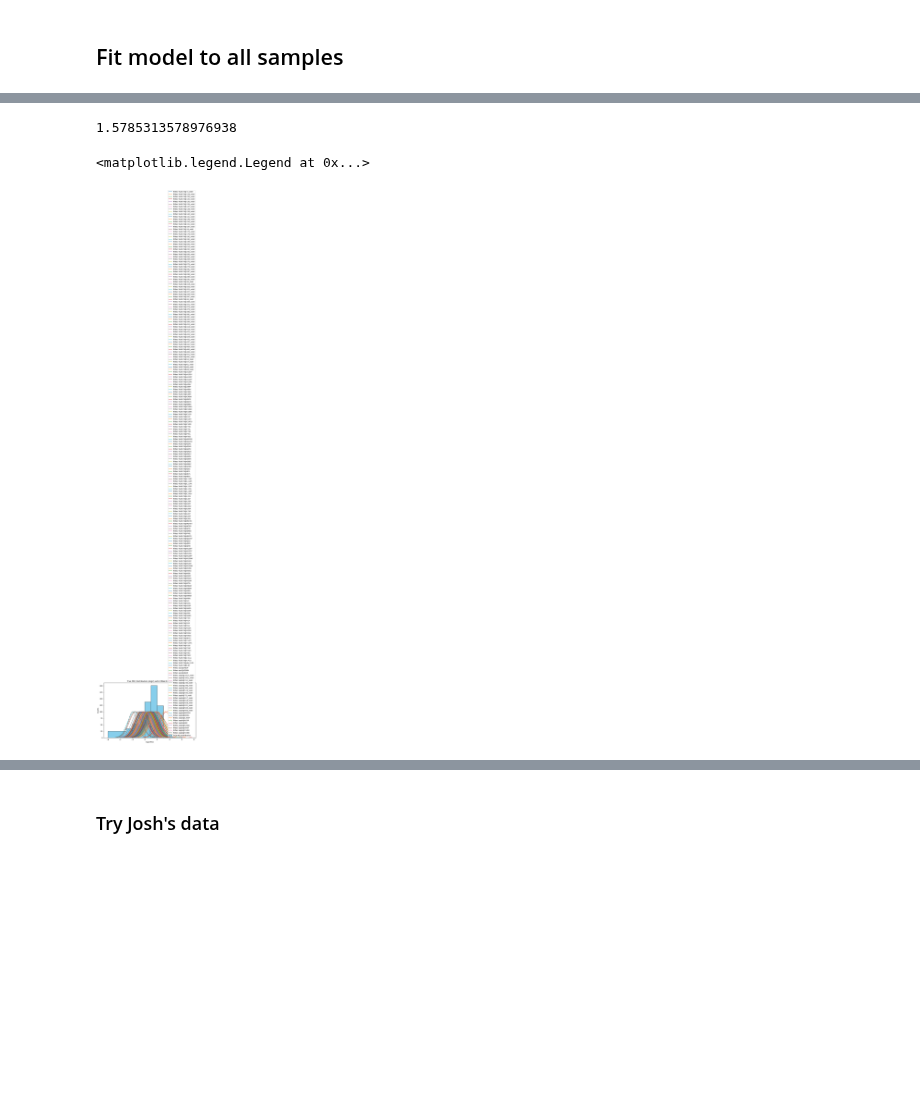
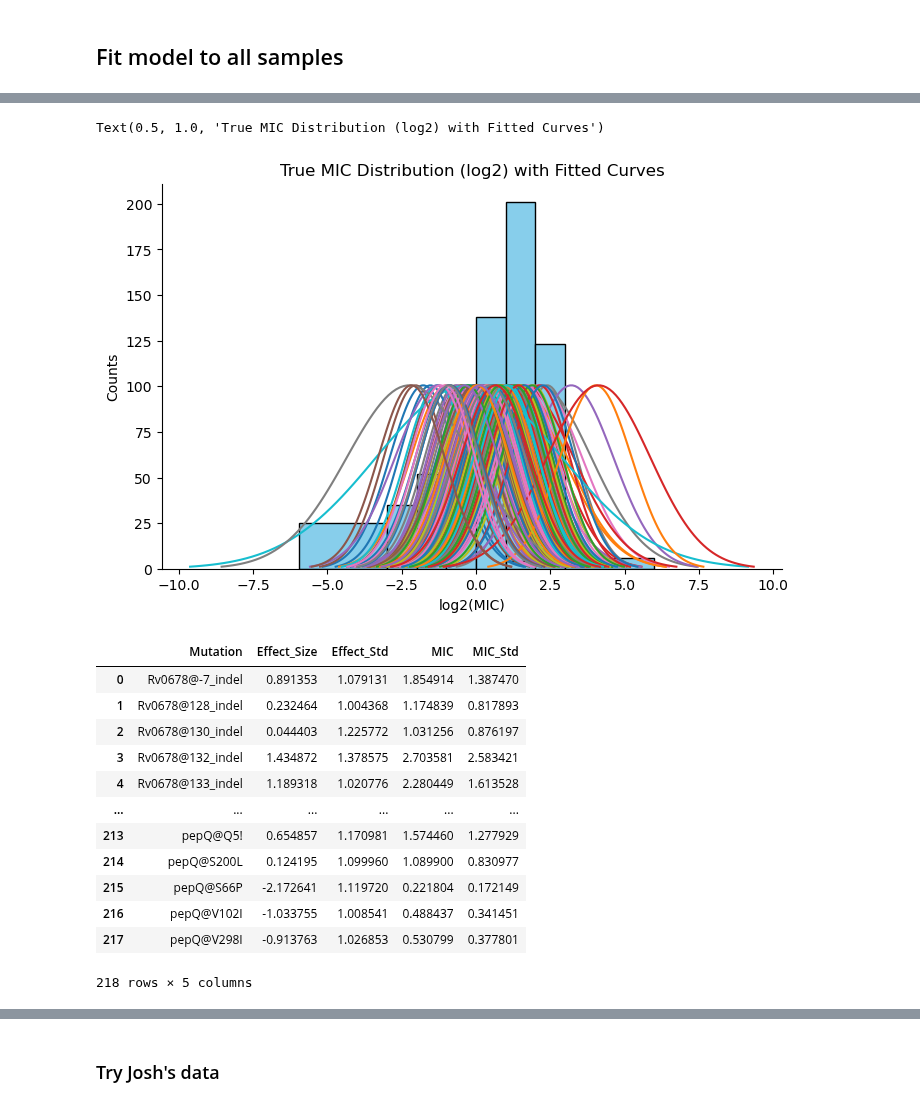
Before and after one commit to fowler-lab/tb-bdq-cat, a Jupyter notebook: mic_catalogue.ipynb, the cells around one changed output, grey strips where cells are left out. Drawn from its saved outputs; the diff is of its cells as text; code cells hidden in the pictures; blank space fills up the shorter version.

```diff
--- a/mic_catalogue.ipynb
+++ b/mic_catalogue.ipynb
@@ -202,9 +207,9 @@ def log_likelihood_mixed_effects(params, y_low, y_high, X, clusters):
 
     return -log_L  # Minimize the negative log-likelihood
 # %%
-all_mutations = pd.read_pickle('/Users/dylanadlard/Documents/Oxford/PhD/Projects/BDQ_analysis/cryptic-tables-v2.1.1/MUTATIONS.pkl.gz').reset_index()
-all_mutations = all_mutations[all_mutations.UNIQUEID.isin(mgit.UNIQUEID)]
-all_mutations.to_csv('./data/ignore/bdq_all_samples.csv')
+#all_mutations = pd.read_pickle('/Users/dylanadlard/Documents/Oxford/PhD/Projects/BDQ_analysis/cryptic-tables-v2.1.1/MUTATIONS.pkl.gz').reset_index()
+#all_mutations = all_mutations[all_mutations.UNIQUEID.isin(mgit.UNIQUEID)]
+#all_mutations.to_csv('./data/ignore/bdq_all_samples.csv')
 # %%
 # Random effects - need to generate Z matrix, which represents the genomic cluster id random effect variable
 # shape = (samples, n_clusters), with OHE membership to columns (cluster id flags, basically)
@@ -523,0 +664,17 @@ w_wt_result_bfgs = minimize(
+# %%
+np.random.seed(1)
+
+# Initialize the first run with random initial parameters
+initial_beta = np.random.normal(loc=0, scale=0.7, size=p)
+initial_sigma = np.random.uniform(0.5, 2.0)
+initial_random_effects = np.zeros(n_clusters)
+initial_params = np.concatenate([initial_beta, initial_random_effects, [initial_sigma]])
+
+result = minimize(
+        log_likelihood_mixed_effects,
+        initial_params,
+        args=(y_low_log, y_high_log, X, cluster_ids),
+        method='L-BFGS-B',
+        bounds=bounds,
+        options={'maxiter': 100000, 'maxfun': 1000000, 'ftol': 1e-4, 'gtol': 1e-4}
+    )
@@ -524,3 +694,2 @@ w_wt_result_bfgs = minimize(
 # %%
-effects = predicted_effects(w_wt_result_bfgs, X, p)
-effects
+w_wt_bfgs = predicted_effects(result, X, p)
@@ -541,45 +696,43 @@ effects
-# %%
-np.max(effects.Effect_Std)
-# %% [output]
-1.5785313578976938
 # %%
 intervals = [(low, high) for low, high in zip(y_low_log, y_high_log)]
 
 # Get unique intervals
 unique_intervals = sorted(set(intervals))
 # Calculate counts for each unique interval
 mic_counts = [intervals.count(interval) for interval in unique_intervals]
 # Extract the midpoints of the unique intervals for plotting
 interval_midpoints = [(low + high) / 2 for low, high in unique_intervals]
 # Extract widths for the bars (log2MIC range of each interval)
 interval_widths = [high - low for low, high in unique_intervals]
 
-plt.figure(figsize=(10, 6))
+plt.figure(figsize=(8, 5))
 plt.bar(interval_midpoints, height=mic_counts, width=interval_widths,
         align='center', edgecolor='black', color='skyblue', label='True MIC Distribution')
 
-for _, row in effects.iterrows():
+for _, row in w_wt_bfgs.iterrows():
     effect_size = row['Effect_Size']  # This is the log2(MIC) mean from the model
     effect_std = row['Effect_Std']    # This is the log2(MIC) std from the model
 
     # Generate the x-values for the fitted curve (log2 scale)
     x_values = np.linspace(effect_size - 3*effect_std, effect_size + 3*effect_std, 100)
 
     # Generate the normal distribution using effect size and std (fitted mean and std)
     y_values = norm.pdf(x_values, loc=effect_size, scale=effect_std)
 
     # Scale the normal distribution to match the height of the histogram
     y_values *= (max(mic_counts) / max(y_values))/2
 
     plt.plot(x_values, y_values, label=f'Fitted {row["Mutation"]}', linestyle='-')
 
+ax = plt.gca()
+ax.spines['top'].set_visible(False)
+ax.spines['right'].set_visible(False)
 plt.xlabel('log2(MIC)')
 plt.ylabel('Counts')
 plt.title('True MIC Distribution (log2) with Fitted Curves')
-plt.legend()
 # %% [output]
-<matplotlib.legend.Legend at 0x...>
+Text(0.5, 1.0, 'True MIC Distribution (log2) with Fitted Curves')
-[figure, old version]
+[figure, new version]
 # %%
 unique_ids = mgit.UNIQUEID.unique().tolist()
 
@@ -597 +765,17 @@ mut_y_high_log = {mut: mgit.loc[mgit['MUTATION'] == mut, 'y_high_log'].to_numpy(
+# %%
+w_wt_bfgs
+# %% [output]
+|  | Mutation | Effect_Size | Effect_Std | MIC | MIC_Std |
+| 0 | Rv0678@-7_indel | 0.891353 | 1.079131 | 1.854914 | 1.387470 |
+| 1 | Rv0678@128_indel | 0.232464 | 1.004368 | 1.174839 | 0.817893 |
+| 2 | Rv0678@130_indel | 0.044403 | 1.225772 | 1.031256 | 0.876197 |
+| 3 | Rv0678@132_indel | 1.434872 | 1.378575 | 2.703581 | 2.583421 |
+| 4 | Rv0678@133_indel | 1.189318 | 1.020776 | 2.280449 | 1.613528 |
+| ... | ... | ... | ... | ... | ... |
+| 213 | pepQ@Q5! | 0.654857 | 1.170981 | 1.574460 | 1.277929 |
+| 214 | pepQ@S200L | 0.124195 | 1.099960 | 1.089900 | 0.830977 |
+| 215 | pepQ@S66P | -2.172641 | 1.119720 | 0.221804 | 0.172149 |
+| 216 | pepQ@V102I | -1.033755 | 1.008541 | 0.488437 | 0.341451 |
+| 217 | pepQ@V298I | -0.913763 | 1.026853 | 0.530799 | 0.377801 |
+218 rows × 5 columns
 # %%
```
Also changed, not shown: parts of 28 cells of this notebook, 3 other files.
